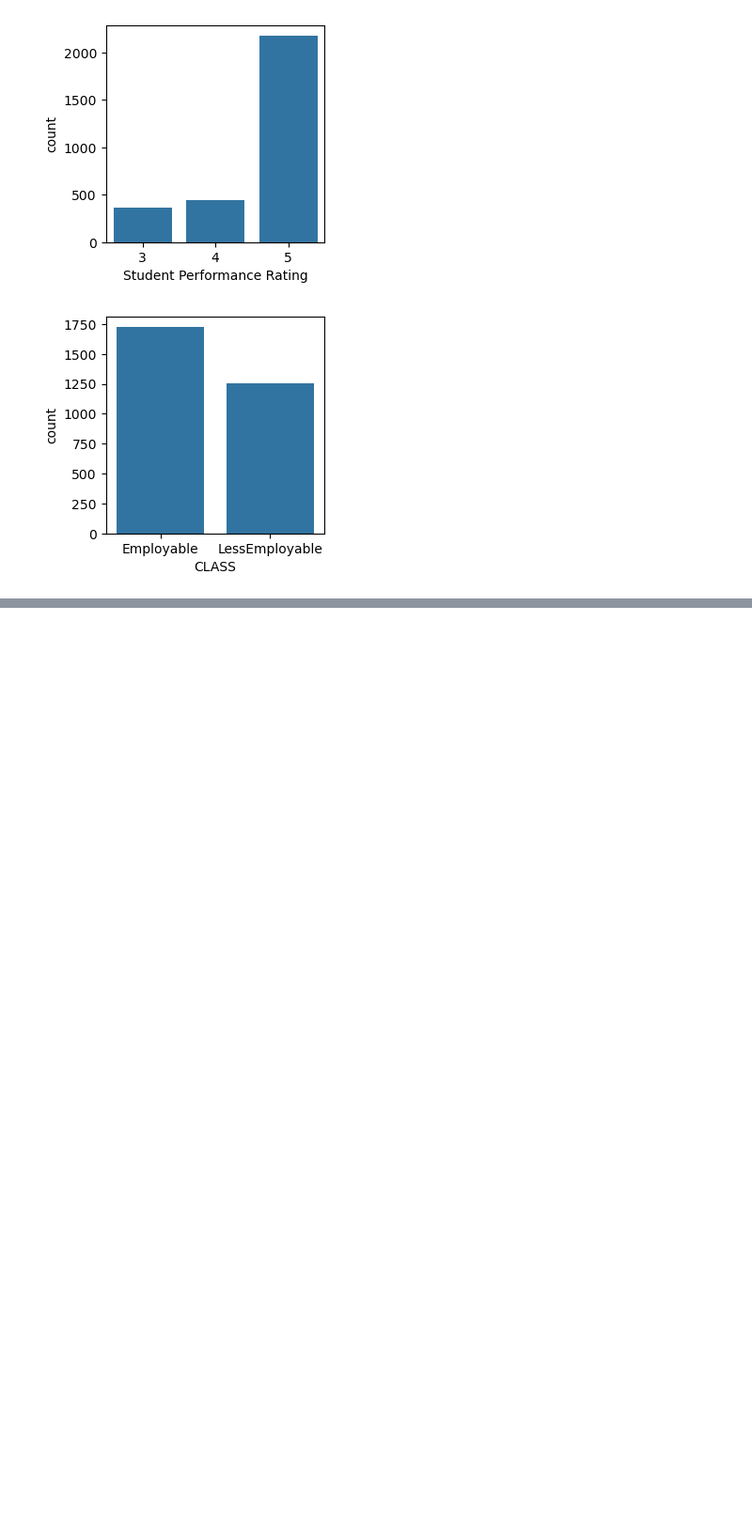
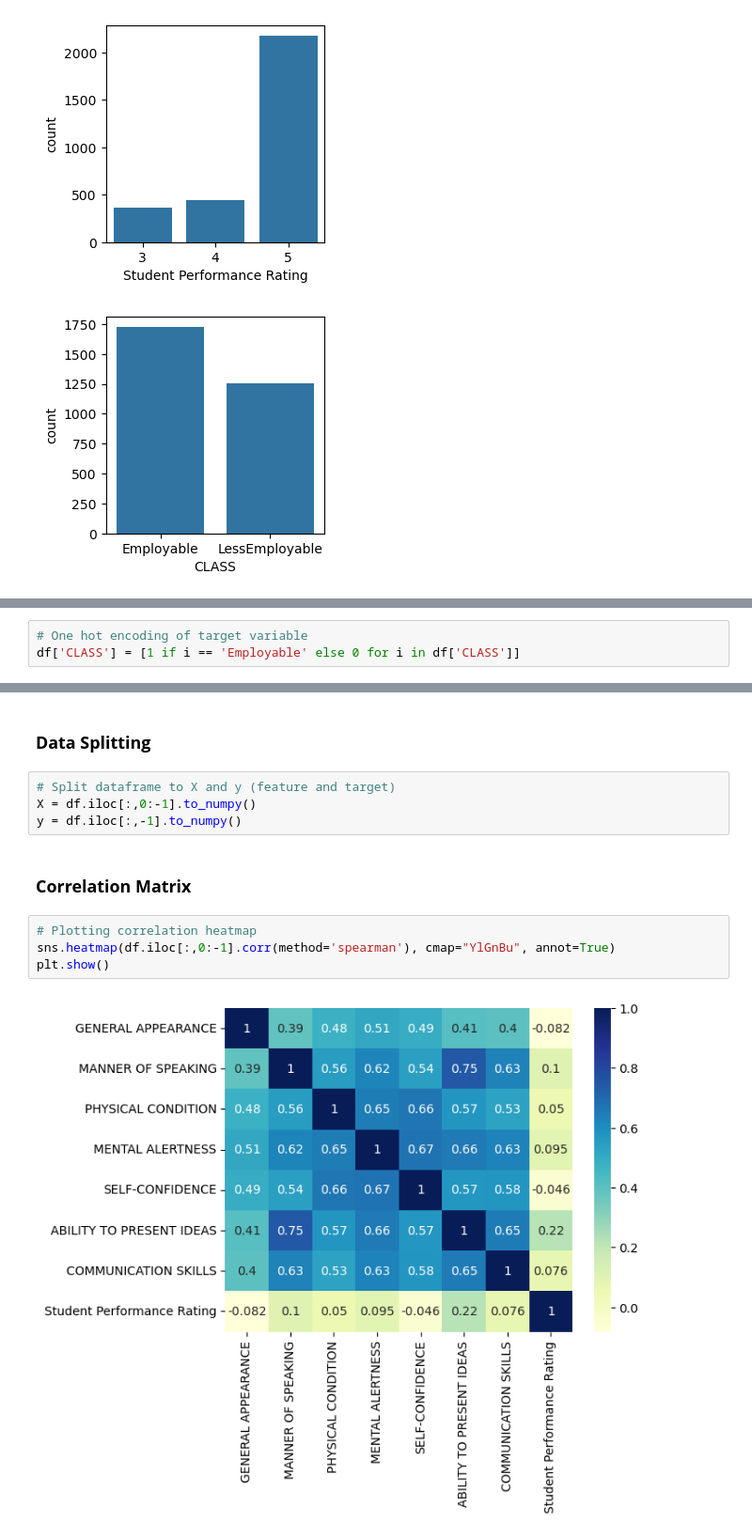
Before and after one commit to ggako/to-emp, a Jupyter notebook: to-emp.ipynb, the cells around one changed output, grey strips where cells are left out. Shown: that part at 94% size. Drawn from its saved outputs; the diff is of its cells as text; blank space fills up the shorter version.

```diff
--- a/to-emp.ipynb
+++ b/to-emp.ipynb
@@ -95,0 +108,3 @@ for feature in df.columns:
+# %%
+# One hot encoding of target variable
+df['CLASS'] = [1 if i == 'Employable' else 0 for i in df['CLASS']]
@@ -95,0 +124,14 @@ for feature in df.columns:
+# %% [markdown]
+### **Data Splitting**
+# %%
+# Split dataframe to X and y (feature and target)
+X = df.iloc[:,0:-1].to_numpy()
+y = df.iloc[:,-1].to_numpy()
+# %% [markdown]
+### **Correlation Matrix**
+# %%
+# Plotting correlation heatmap
+sns.heatmap(df.iloc[:,0:-1].corr(method='spearman'), cmap="YlGnBu", annot=True)
+plt.show()
+# %% [output]
+[figure, added]
```
Also changed, not shown: parts of 19 cells of this notebook.
